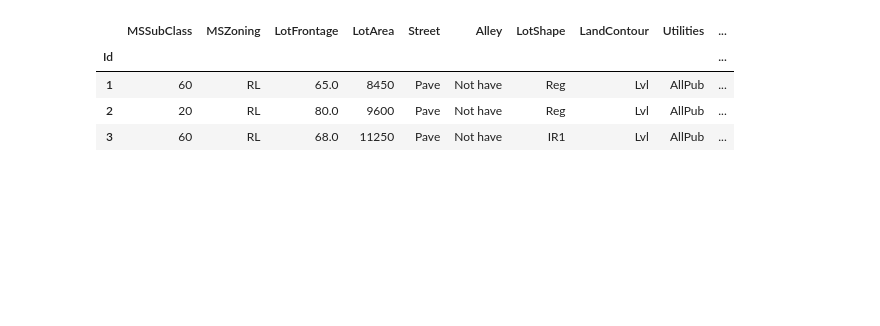
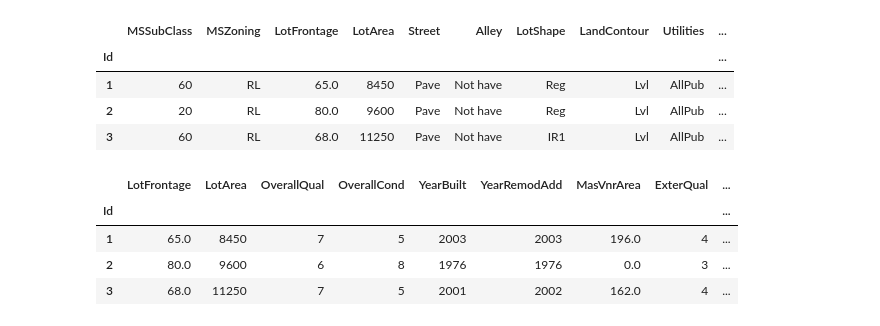
Before and after one commit to bartutaskin/House-Prices-Prediction, a Jupyter notebook: notebooks/02_feature_eng.ipynb, the cells around one changed output. Drawn from its saved outputs; the diff is of its cells as text; code cells hidden in the pictures; blank space fills up the shorter version.

```diff
--- a/notebooks/02_feature_eng.ipynb
+++ b/notebooks/02_feature_eng.ipynb
@@ -229,0 +247,2 @@ def replace_with_thresholds(df, col, q1=0.05, q3=0.95):
+# %%
+combined_df = create_features(combined_df)
@@ -230 +269,17 @@ def replace_with_thresholds(df, col, q1=0.05, q3=0.95):
+# %%
+def encode_ordinal_cols(df, ordinal_columns, mapping_dict):
+    for col, mapping_values in mapping_dict.items():
+        if col in ordinal_columns:
+            df[col] = df[col].map(mapping_values)
+
+    return df
+
+def one_hot_encoder(df, categorical_cols, drop_first=False):
+    df = pd.get_dummies(df, columns=categorical_cols, drop_first=drop_first)
+    return df
+
+def apply_encoding(df, ordinal_cols, categorical_cols, mapping_dict, drop_first=False):
+    df = encode_ordinal_cols(df, ordinal_cols, mapping_dict)
+    df = one_hot_encoder(df, categorical_cols, drop_first=drop_first)
+    return df
 # %%
@@ -244,0 +293,29 @@ def create_features(df):
+# %%
+mapping_dict = {
+    'PoolQC': {'Ex': 4, 'Gd': 3, 'TA': 2, 'Fa': 1, 'Not have': 0},
+    'Fence': {'GdPrv': 4, 'GdWo': 3, 'MnPrv': 2, 'MnWw': 1, 'Not have': 0},
+    'GarageQual': {'Ex': 5, 'Gd': 4, 'TA': 3, 'Fa': 2, 'Po': 1, 'Not have': 0},
+    'GarageCond': {'Ex': 5, 'Gd': 4, 'TA': 3, 'Fa': 2, 'Po': 1, 'Not have': 0},
+    'FireplaceQu': {'Ex': 5, 'Gd': 4, 'TA': 3, 'Fa': 2, 'Po': 1, 'Not have': 0},
+    'KitchenQual': {'Ex': 5, 'Gd': 4, 'TA': 3, 'Fa': 2, 'Po': 1},
+    'HeatingQC': {'Ex': 5, 'Gd': 4, 'TA': 3, 'Fa': 2, 'Po': 1},
+    'BsmtCond': {'Ex': 5, 'Gd': 4, 'TA': 3, 'Fa': 2, 'Po': 1, 'Not have': 0},
+    'BsmtExposure': {'Gd': 4, 'Av': 3, 'Mn': 2, 'No': 1, 'Not have': 0},
+    'BsmtQual': {'Ex': 5, 'Gd': 4, 'TA': 3, 'Fa': 2, 'Po': 1, 'Not have': 0},
+    'ExterQual': {'Ex': 5, 'Gd': 4, 'TA': 3, 'Fa': 2, 'Po': 1},
+    'ExterCond': {'Ex': 5, 'Gd': 4, 'TA': 3, 'Fa': 2, 'Po': 1},
+    'BsmtFinType1': {'GLQ': 6, 'ALQ': 5, 'BLQ': 4, 'Rec': 3, 'LwQ': 2, 'Unf': 1, 'Not have': 0},
+    'BsmtFinType2': {'GLQ': 6, 'ALQ': 5, 'BLQ': 4, 'Rec': 3, 'LwQ': 2, 'Unf': 1, 'Not have': 0},
+    'GarageFinish': {'Fin': 3, 'RFn': 2, 'Unf': 1, 'Not have': 0},
+    'PavedDrive': {'Y': 3, 'N': 2, 'P': 1}
+}
+# %%
+combined_df = apply_encoding(combined_df, ordinal_cols, one_hot_cols, mapping_dict, True)
+# %%
+combined_df.head(3)
+# %% [output]
+|  | LotFrontage | LotArea | OverallQual | OverallCond | YearBuilt | YearRemodAdd | MasVnrArea | ExterQual | ... |
+| Id |  |  |  |  |  |  |  |  | ... |
+| 1 | 65.0 | 8450 | 7 | 5 | 2003 | 2003 | 196.0 | 4 | ... |
+| 2 | 80.0 | 9600 | 6 | 8 | 1976 | 1976 | 0.0 | 3 | ... |
+| 3 | 68.0 | 11250 | 7 | 5 | 2001 | 2002 | 162.0 | 4 | ... |
```
Also changed, not shown: parts of 9 cells of this notebook, 2 other files.
